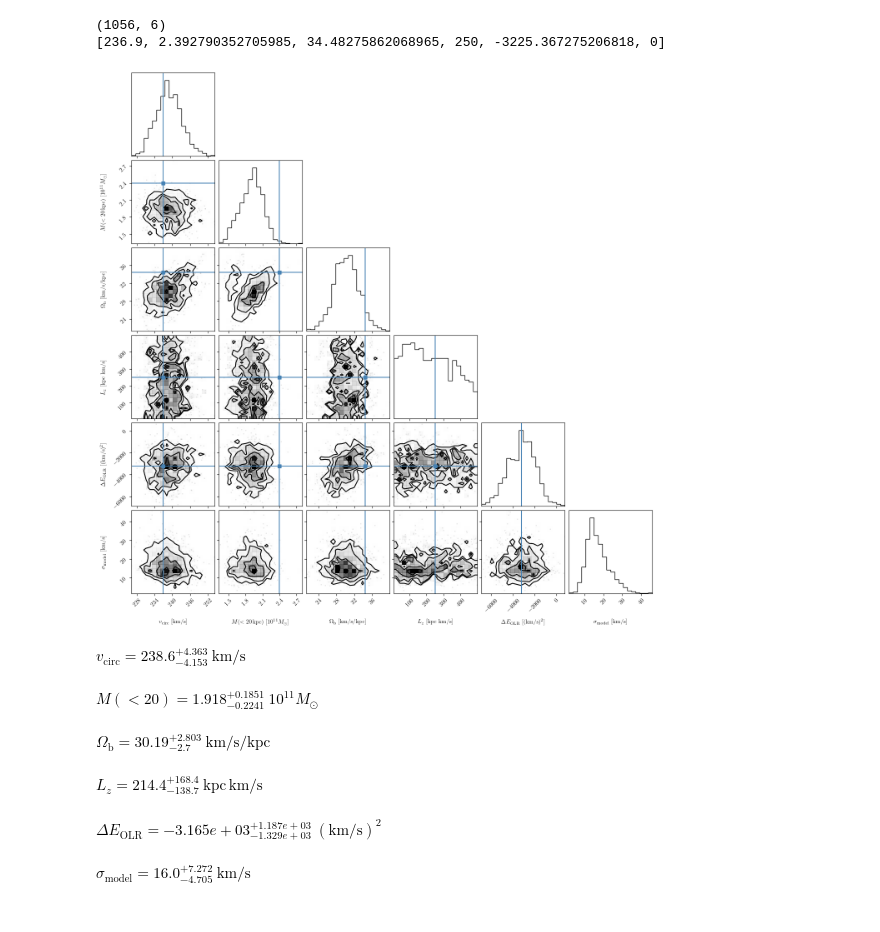
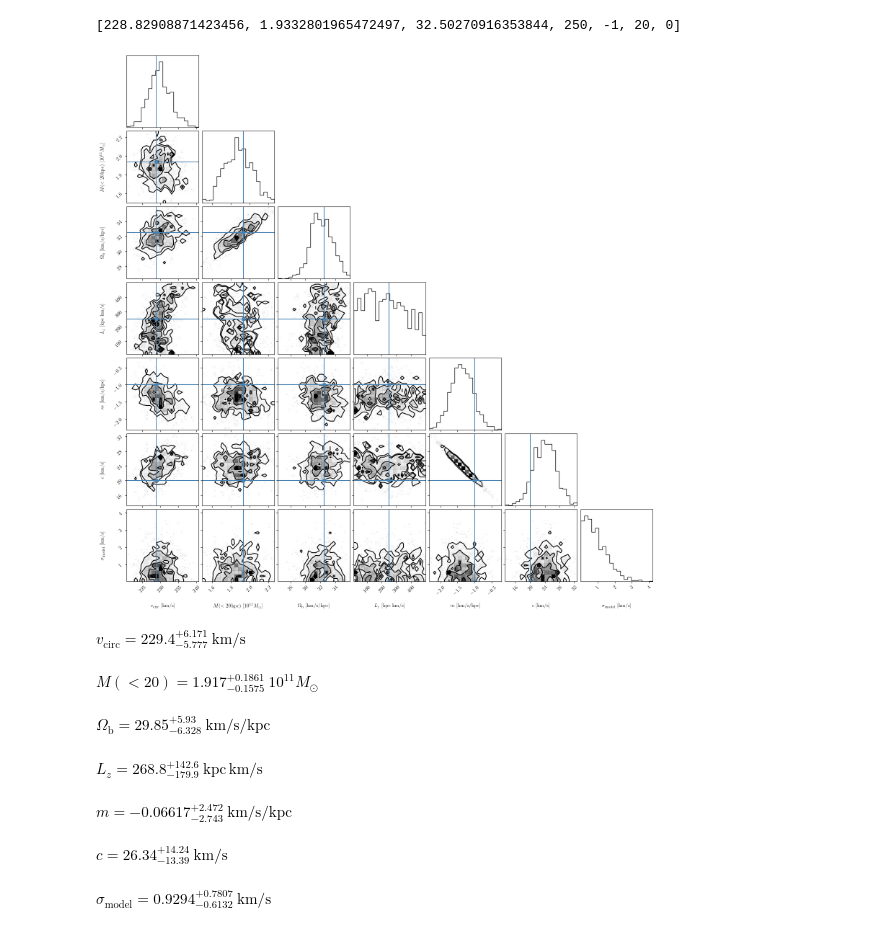
Before and after one commit to adllmr/resonances, a Jupyter notebook: pot_pat_fit.ipynb, the cells around one changed output. Drawn from its saved outputs; the diff is of its cells as text; code cells hidden in the pictures.

```diff
--- a/pot_pat_fit.ipynb
+++ b/pot_pat_fit.ipynb
@@ -849,0 +381,8 @@ Text(0.5, 0, 'step number')
+# %%
+'''Select fiducial simulation snapshot'''
+
+snap = -2
+
+Omega_b = Omega_b_sim[snap]
+
+print('Fiducial pattern speed Omega_b =', Omega_b, 'km/s/kpc')
@@ -849,0 +819,13 @@ Text(0.5, 0, 'step number')
+# %%
+'''Run MCMC'''
+
+import emcee
+
+# theta_true = [vcirc_sun_sim, a_NFW_sim, Omega_b_sim[snap], E_offset_mean]
+pos = soln.x + 1e-4 * np.random.randn(32, len(soln.x))
+nwalkers, ndim = pos.shape
+
+sampler = emcee.EnsembleSampler(
+    nwalkers, ndim, calc_log_probability, args=(x, y, yerr, pot_axi_baryon, res_ratio)
+)
+sampler.run_mcmc(pos, 1000, progress=True)
@@ -858,47 +876,29 @@ tau: [ 49.93966598  67.51102817  65.98803653  76.29799496 119.29083054
 # %%
 '''Display corner plot'''
 
 import corner
 
-flat_samples = sampler.get_chain(discard=500, thin=15, flat=True)
-print(flat_samples.shape)
+flat_samples = sampler.get_chain(discard=600, thin=15, flat=True)
 
-# Calculate true M20
-a_NFW_sim = 19.6
-vcirc_baryon = (-R_sun * pot_axi_baryon.force(np.array([R_sun, 0, 0]).T)[0])**0.5
-vcirc_dark = (vcirc_sun_sim**2 - vcirc_baryon**2)**0.5
-
-# DM halo density normalisation
-rho_0 = R_sun * vcirc_dark**2 / (4 * np.pi * agama.G * a_NFW_sim**3) * (np.log(1 + R_sun/a_NFW_sim) - 1/(1 + a_NFW_sim/R_sun))**(-1)
-
-M20_dark_sim = 4*np.pi*rho_0*a_NFW_sim**3 * (np.log(1+20/a_NFW_sim) - 20/(a_NFW_sim + 20)) / 1e11
-
-M20_sim = M20_dark_sim + pot_axi_baryon.enclosedMass(20)/1e11
-
-Menc_sun_dark_sim = vcirc_dark**2 * R_sun / agama.G
-
-rho_0_test, a_NFW_test = calc_NFW_params(Menc_sun_dark_sim/1e11, M20_dark_sim)
-
-theta_true = [vcirc_sun_sim, M20_sim, Omega_b_sim[snap], 250, Delta_E_OLR_mean, 0]
+theta_true = [vcirc_sun_sim, M20_sim, Omega_b_sim[snap], 250, -1, 20, 0]
 
 print(theta_true)
 
-labels = ['$v_\mathrm{circ}$ [km/s]', '$M(<20\,\mathrm{kpc})$ [$10^{11}M_\odot$]', '$\Omega_\mathrm{b}$ [km/s/kpc]', '$L_z$ [kpc km/s]', '$\Delta E_\mathrm{OLR}$ [(km/s)$^2$]', '$\sigma_\mathrm{model}$ [km/s]']
+labels = ['$v_\mathrm{circ}$ [km/s]', '$M(<20\,\mathrm{kpc})$ [$10^{11}M_\odot$]', '$\Omega_\mathrm{b}$ [km/s/kpc]', '$L_z$ [kpc km/s]', '$m$ [km/s/kpc]', '$c$ [km/s]', '$\sigma_\mathrm{model}$ [km/s]']
 
 fig = corner.corner(
     flat_samples, labels=labels, truths=theta_true
 )
 # %% [output]
-(1056, 6)
-[236.9, 2.392790352705985, 34.48275862068965, 250, -3225.367275206818, 0]
+[228.82908871423456, 1.9332801965472497, 32.50270916353844, 250, -1, 20, 0]
-[figure, old version]
+[figure, new version]
 # %%
 '''Display parameter posteriors and confidence intervals'''
 
 from IPython.display import display, Math
 
-labels = ['v_\mathrm{circ}', 'M(<20)', '\Omega_\mathrm{b}', 'L_z', '\Delta E_\mathrm{OLR}', '\sigma_\mathrm{model}']
-units = ['\mathrm{km/s}', '10^{11}M_\odot', '\mathrm{km/s/kpc}', '\mathrm{kpc\,km/s}', '(\mathrm{km/s})^2', '\mathrm{km/s}']
+labels = ['v_\mathrm{circ}', 'M(<20)', '\Omega_\mathrm{b}', 'L_z', 'm', 'c', '\sigma_\mathrm{model}']
+units = ['\mathrm{km/s}', '10^{11}M_\odot', '\mathrm{km/s/kpc}', '\mathrm{kpc\,km/s}', '\mathrm{km/s/kpc}', '\mathrm{km/s}', '\mathrm{km/s}']
 
 for i in range(ndim):
     mcmc = np.percentile(flat_samples[:, i], [16, 50, 84])
@@ -907,12 +907,13 @@ for i in range(ndim):
     txt = txt.format(mcmc[1], q[0], q[1], labels[i], units[i])
     display(Math(txt))
 # %% [output]
-$\displaystyle {v_\mathrm{circ}} = 238.6_{-4.153}^{+4.363}\:{\mathrm{km/s}}$
+$\displaystyle {v_\mathrm{circ}} = 229.4_{-5.777}^{+6.171}\:{\mathrm{km/s}}$
-$\displaystyle {M(<20)} = 1.918_{-0.2241}^{+0.1851}\:{10^{11}M_\odot}$
+$\displaystyle {M(<20)} = 1.917_{-0.1575}^{+0.1861}\:{10^{11}M_\odot}$
-$\displaystyle {\Omega_\mathrm{b}} = 30.19_{-2.7}^{+2.803}\:{\mathrm{km/s/kpc}}$
+$\displaystyle {\Omega_\mathrm{b}} = 29.85_{-6.328}^{+5.93}\:{\mathrm{km/s/kpc}}$
-$\displaystyle {L_z} = 214.4_{-138.7}^{+168.4}\:{\mathrm{kpc\,km/s}}$
+$\displaystyle {L_z} = 268.8_{-179.9}^{+142.6}\:{\mathrm{kpc\,km/s}}$
-$\displaystyle {\Delta E_\mathrm{OLR}} = -3.165e+03_{-1.329e+03}^{+1.187e+03}\:{(\mathrm{km/s})^2}$
+$\displaystyle {m} = -0.06617_{-2.743}^{+2.472}\:{\mathrm{km/s/kpc}}$
-$\displaystyle {\sigma_\mathrm{model}} = 16.0_{-4.705}^{+7.272}\:{\mathrm{km/s}}$
+$\displaystyle {c} = 26.34_{-13.39}^{+14.24}\:{\mathrm{km/s}}$
+$\displaystyle {\sigma_\mathrm{model}} = 0.9294_{-0.6132}^{+0.7807}\:{\mathrm{km/s}}$
 # %%
 '''Plot best-fitting models'''
 
```
Also changed, not shown: parts of 41 cells of this notebook, 1 other file.
